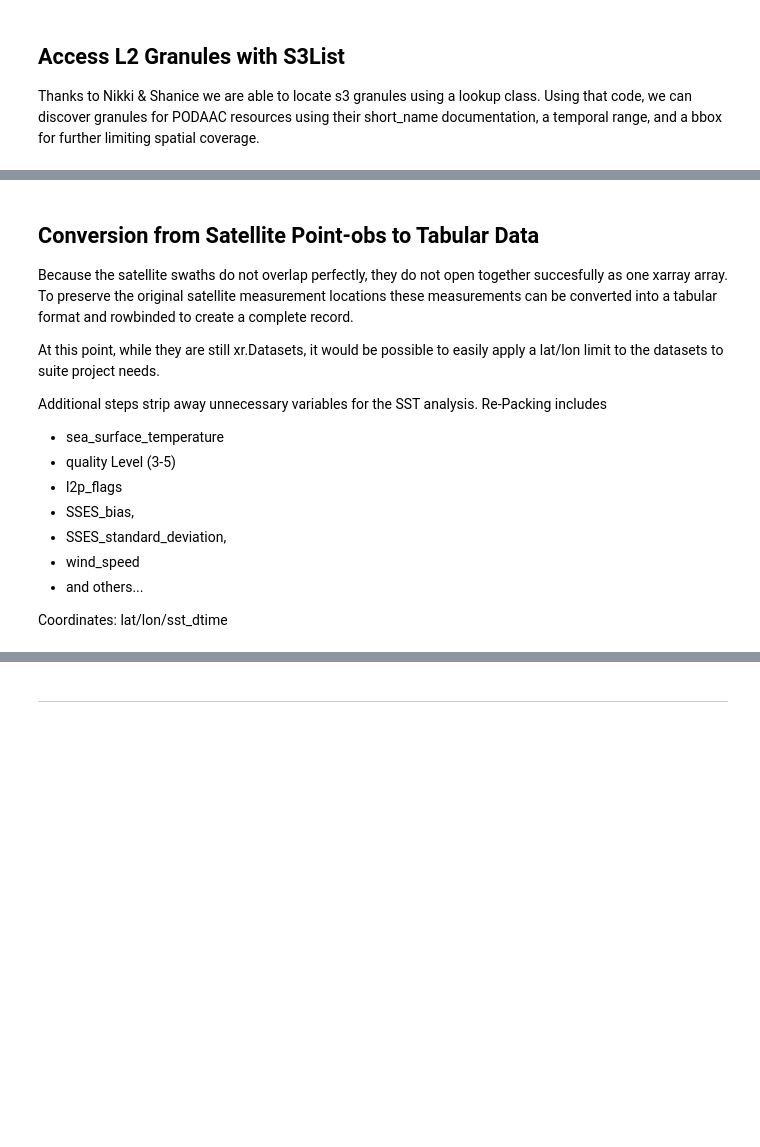
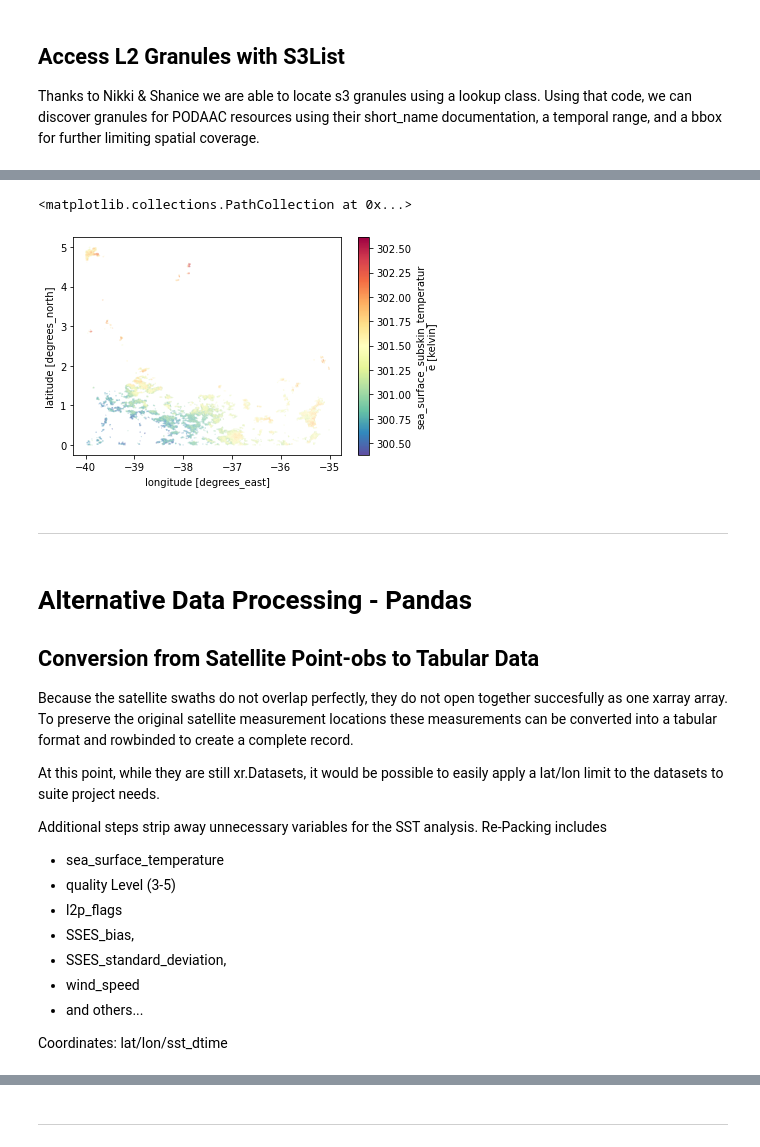
Before and after one commit to gridSST-hackathon/data-pre-processing, a Jupyter notebook: metop_preprocessing.ipynb, the cells around one changed output, grey strips where cells are left out. Cells and saved outputs as stored; diff of their text form; code cells hidden in the pictures; blank space fills up the shorter version.

```diff
--- a/metop_preprocessing.ipynb
+++ b/metop_preprocessing.ipynb
@@ -77,0 +65,11 @@ test_xr.sea_surface_temperature.isel(time = 0).plot()
+# %%
+# SWNE Bounding Box
+bbox = "-40,0,-35,5"
+
+# Set Minimum Quality level
+min_qual = 3
+
+# Set xarray variables to discard:
+discards = [
+    "sses_bias", "sses_standard_deviation", "sea_ice_fraction",
+    "sst_front_position", "l2p_flags", "sst_gradient_magnitude"]
@@ -77,0 +82,27 @@ test_xr.sea_surface_temperature.isel(time = 0).plot()
+# %%
+def clean_l2p_metop(data, qc_threshold, bbox, discards):
+    """
+    bbox: West,South,East,North
+    """
+    w, s, e, n = [int(a) for a in bbox.split(',')]
+    da = data.drop_vars(discards)
+    data_threshold = da.where(da.quality_level>=qc_threshold)
+    all_data = data_threshold.stack(pt=('ni','nj')).dropna(dim='pt')
+    loc_data = all_data.where(all_data.lat>=s).where(all_data.lat<=n).where(all_data.lon<=e).where(all_data.lon>=w)
+    neat_data = loc_data.dropna(dim='pt').reset_index('pt').drop(['ni', 'nj'])
+    time = neat_data.time.values
+    to_return = neat_data.drop('time').squeeze()
+    to_return['time'] = xr.DataArray(data=(time+to_return['sst_dtime'].values.astype('timedelta64[s]')), dims=['pt'])
+    return to_return.drop_vars(['sst_dtime'])
+# %%
+# Run the cleaning function
+cleaned_data = [clean_l2p_metop(xr.open_dataset(s3sys.open(url)),
+                             qc_threshold = min_qual,
+                             bbox = bbox,
+                             discards = discards) for url in tqdm(granule_urls[0:10])]
+# %%
+# Check it out:
+cleaned_data[0].plot.scatter(x='lon', y='lat', hue='sea_surface_temperature', cmap='Spectral_r', s=0.01)
+# %% [output]
+<matplotlib.collections.PathCollection at 0x...>
+[figure, added]
@@ -78,4 +112,8 @@ test_xr.sea_surface_temperature.isel(time = 0).plot()
+# %% [markdown]
+---
 # %% [markdown]
+# Alternative Data Processing - Pandas
+
 ## Conversion from Satellite Point-obs to Tabular Data
 
 Because the satellite swaths do not overlap perfectly, they do not open together succesfully as one xarray array. To preserve the original satellite measurement locations these measurements can be converted into a tabular format and rowbinded to create a complete record.
```
Also changed, not shown: parts of 12 cells of this notebook, 1 other file.
